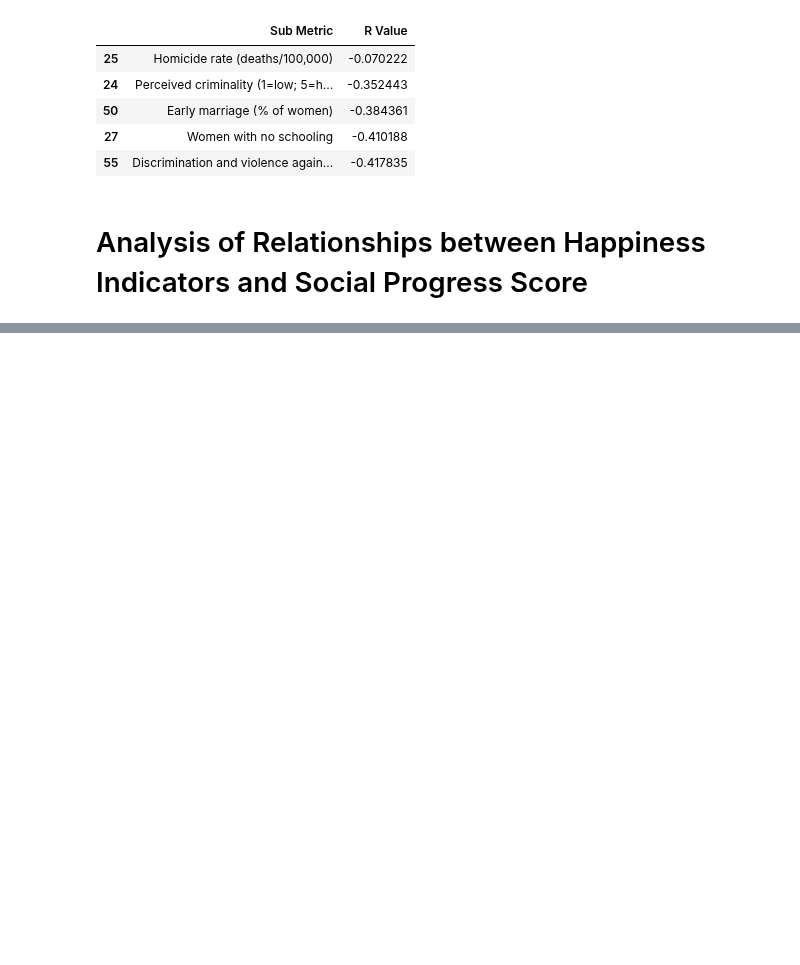
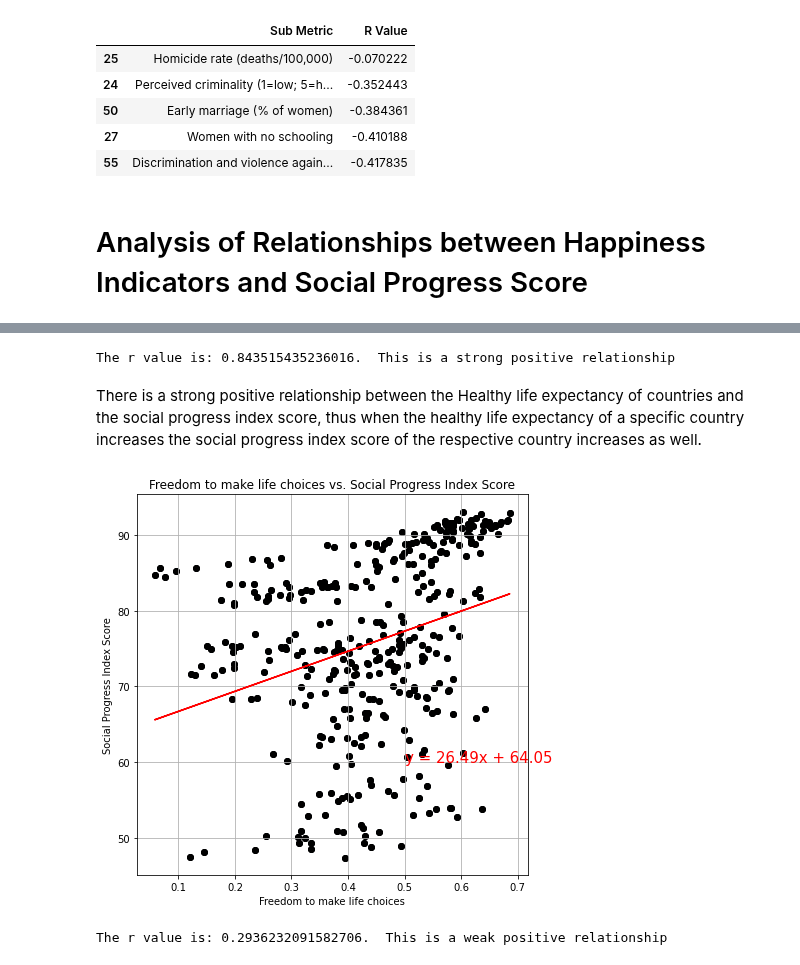
Before and after one commit to chrispope12391/Project-1-, a Jupyter notebook: Project 1_Team5.ipynb, the cells around one changed output, grey strips where cells are left out. Drawn from its saved outputs; the diff is of its cells as text; code cells hidden in the pictures; blank space fills up the shorter version.

```diff
--- a/Project 1_Team5.ipynb
+++ b/Project 1_Team5.ipynb
@@ -587,0 +654,64 @@ The r value is: 0.911455180675344.  This is a strong positive relationship
+# %%
+score = f"The r value is: {rvalue}"
+if rvalue == 0:
+    relationship = "none existant"
+    strength = ""
+else:
+    if rvalue > 0:
+        relationship = "positive"
+    else:
+        relationship = "negative"
+
+if abs(rvalue) >= .7:
+    strength = "strong"
+elif abs(rvalue) >= .5:
+    strength = "moderate"
+elif abs(rvalue) >= .3 and rvalue != 0:
+    strength = "weak"
+
+print(f"The r value is: {rvalue}.  This is a {strength} {relationship} relationship")
+# %% [output]
+The r value is: 0.843515435236016.  This is a strong positive relationship
+# %% [markdown]
+There is a strong positive relationship between the Healthy life expectancy of countries and the social progress index score, thus when the healthy life expectancy of a specific country increases the social progress index score of the respective country increases as well.
+# %%
+# Add the linear regression equation and line to plot
+x_values = project_df['Freedom to make life choices_HS']
+y_values = project_df['Social Progress Index_SP']
+(slope, intercept, rvalue, pvalue, stderr) = linregress(x_values, y_values)
+regress_values = x_values * slope + intercept
+line_eq = "y = " + str(round(slope,2)) + "x + " + str(round(intercept,2))
+plt.scatter(x_values,y_values, edgecolors= "black")
+plt.plot(x_values,regress_values,"r-")
+plt.annotate(line_eq,( 0.5, 60),fontsize=15,color="red")
+
+# Labels
+plt.title('Freedom to make life choices vs. Social Progress Index Score')
+plt.xlabel('Freedom to make life choices')
+plt.ylabel('Social Progress Index Score')
+plt.grid()
+plt.scatter(x_values, y_values, color="black", marker="o")
+plt.show()
+# %% [output]
+[figure, added]
+# %%
+score = f"The r value is: {rvalue}"
+if rvalue == 0:
+    relationship = "none existant"
+    strength = ""
+else:
+    if rvalue > 0:
+        relationship = "positive"
+    else:
+        relationship = "negative"
+
+if abs(rvalue) >= .7:
+    strength = "strong"
+elif abs(rvalue) >= .5:
+    strength = "moderate"
+elif abs(rvalue) >= .2 and rvalue != 0:
+    strength = "weak"
+
+print(f"The r value is: {rvalue}.  This is a {strength} {relationship} relationship")
+# %% [output]
+The r value is: 0.2936232091582706.  This is a weak positive relationship
```
Also changed, not shown: parts of 18 cells of this notebook.
